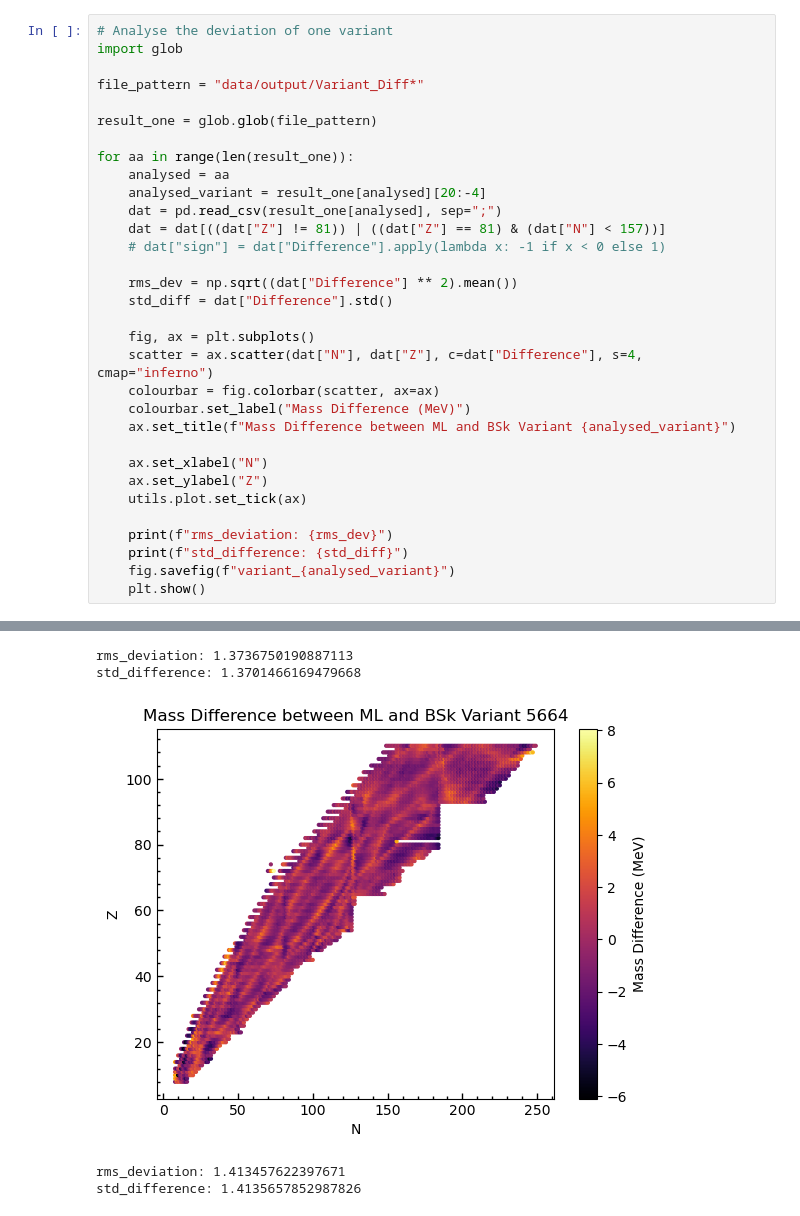
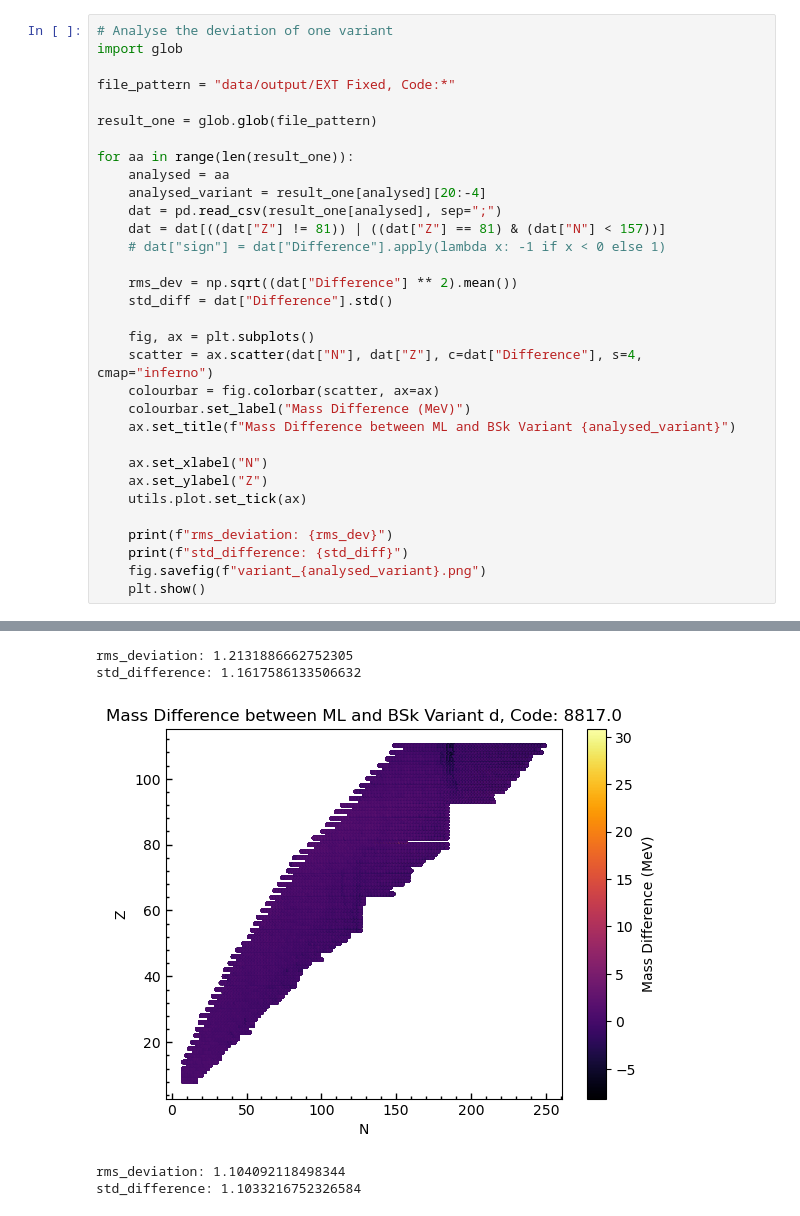
Before and after one commit to mzyudhistira/BSk24-Emu, a Jupyter notebook: analysis.ipynb, the cells around one changed output, grey strips where cells are left out. Saved outputs shown, nothing was run; the diff lists cells and outputs as text.

```diff
--- a/analysis.ipynb
+++ b/analysis.ipynb
@@ -38,7 +97,7 @@ Name: m, dtype: float64
 # Analyse the deviation of one variant
 import glob
 
-file_pattern = "data/output/Variant_Diff*"
+file_pattern = "data/output/EXT Fixed, Code:*"
 
 result_one = glob.glob(file_pattern)
 
@@ -64,6 +123,6 @@ for aa in range(len(result_one)):
 
     print(f"rms_deviation: {rms_dev}")
     print(f"std_difference: {std_diff}")
-    fig.savefig(f"variant_{analysed_variant}")
+    fig.savefig(f"variant_{analysed_variant}.png")
     plt.show()
 # %% [output]
@@ -73,5 +132,5 @@ std_difference: 1.3479166043530455
-rms_deviation: 1.3736750190887113
-std_difference: 1.3701466169479668
+rms_deviation: 1.2131886662752305
+std_difference: 1.1617586133506632
-[figure, old version]
+[figure, new version]
-rms_deviation: 1.413457622397671
-std_difference: 1.4135657852987826
+rms_deviation: 1.104092118498344
+std_difference: 1.1033216752326584
```
Also changed, not shown: parts of 14 cells of this notebook, 3 other files.
